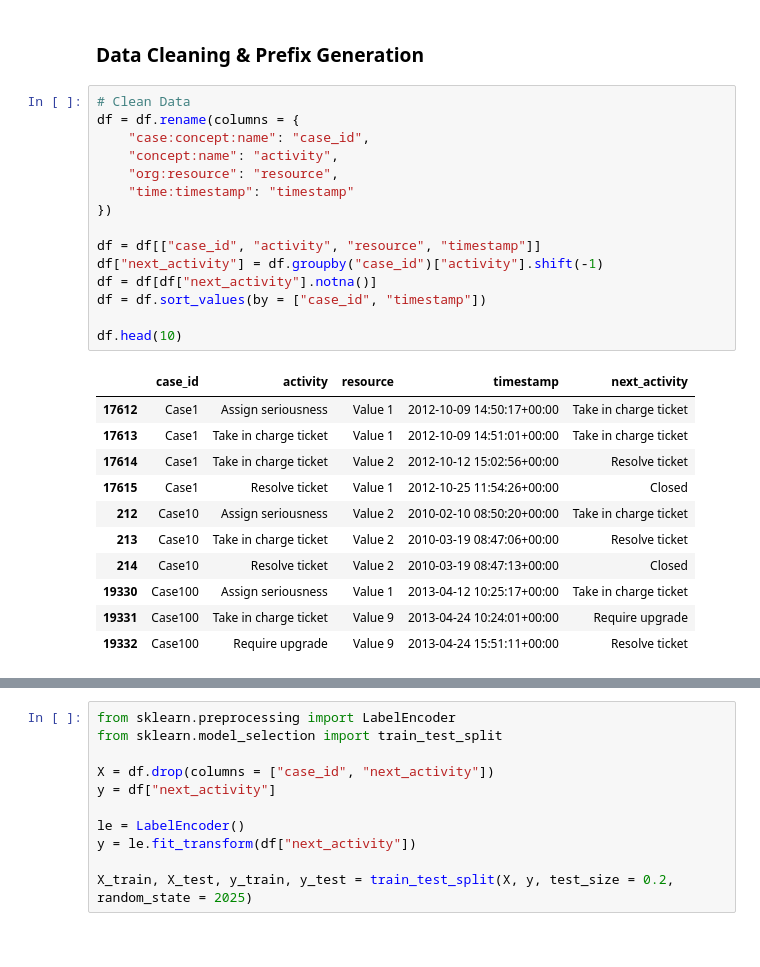
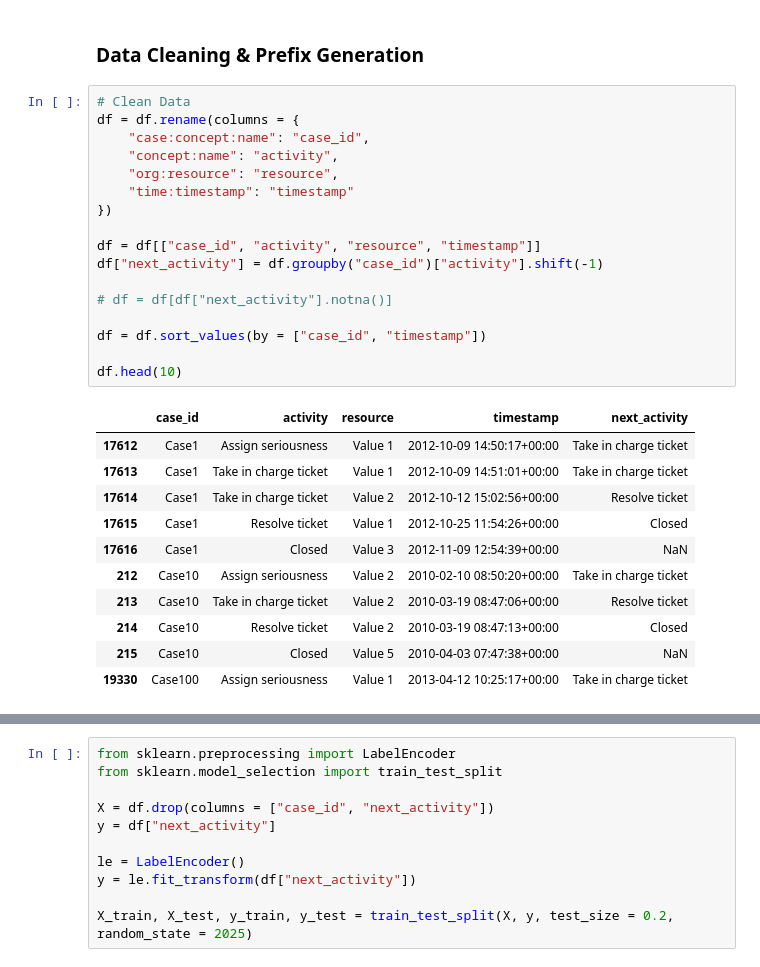
Before and after one commit to LorenzoCirac/Encodings-for-Next-Step-Activity-Prediction, a Jupyter notebook: Encodings for Next Step Activity Prediction.ipynb, the cells around one changed output, grey strips where cells are left out. Cells and saved outputs as stored; diff of their text form.

```diff
--- a/Encodings for Next Step Activity Prediction.ipynb
+++ b/Encodings for Next Step Activity Prediction.ipynb
@@ -104,30 +113,32 @@ display(Image(filename=output_path))
 # %%
 # Clean Data
 df = df.rename(columns = {
     "case:concept:name": "case_id",
     "concept:name": "activity",
     "org:resource": "resource",
     "time:timestamp": "timestamp"
 })
 
 df = df[["case_id", "activity", "resource", "timestamp"]]
 df["next_activity"] = df.groupby("case_id")["activity"].shift(-1)
-df = df[df["next_activity"].notna()]
+
+# df = df[df["next_activity"].notna()]
+
 df = df.sort_values(by = ["case_id", "timestamp"])
 
 df.head(10)
 # %% [output]
 |  | case_id | activity | resource | timestamp | next_activity |
 | 17612 | Case1 | Assign seriousness | Value 1 | 2012-10-09 14:50:17+00:00 | Take in charge ticket |
 | 17613 | Case1 | Take in charge ticket | Value 1 | 2012-10-09 14:51:01+00:00 | Take in charge ticket |
 | 17614 | Case1 | Take in charge ticket | Value 2 | 2012-10-12 15:02:56+00:00 | Resolve ticket |
 | 17615 | Case1 | Resolve ticket | Value 1 | 2012-10-25 11:54:26+00:00 | Closed |
+| 17616 | Case1 | Closed | Value 3 | 2012-11-09 12:54:39+00:00 | NaN |
 | 212 | Case10 | Assign seriousness | Value 2 | 2010-02-10 08:50:20+00:00 | Take in charge ticket |
 | 213 | Case10 | Take in charge ticket | Value 2 | 2010-03-19 08:47:06+00:00 | Resolve ticket |
 | 214 | Case10 | Resolve ticket | Value 2 | 2010-03-19 08:47:13+00:00 | Closed |
+| 215 | Case10 | Closed | Value 5 | 2010-04-03 07:47:38+00:00 | NaN |
 | 19330 | Case100 | Assign seriousness | Value 1 | 2013-04-12 10:25:17+00:00 | Take in charge ticket |
-| 19331 | Case100 | Take in charge ticket | Value 9 | 2013-04-24 10:24:01+00:00 | Require upgrade |
-| 19332 | Case100 | Require upgrade | Value 9 | 2013-04-24 15:51:11+00:00 | Resolve ticket |
 # %%
 # Add Prefix
 prefixes = []
```
Also changed, not shown: parts of 21 cells of this notebook.
